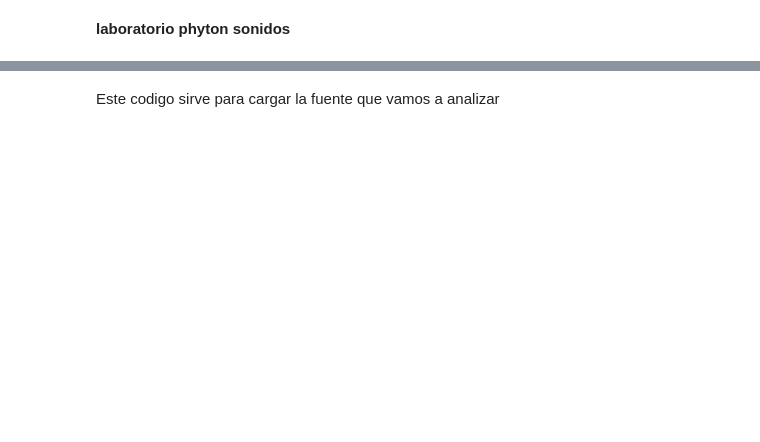
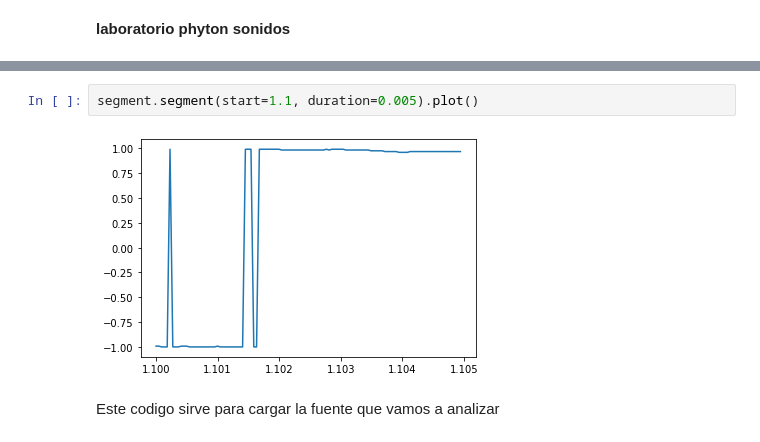
Before and after one commit to AntonioDePablo/Reto-0-acustica, a Jupyter notebook: Practica1.ipynb, the cells around one changed output, grey strips where cells are left out. Saved outputs shown, nothing was run; the diff lists cells and outputs as text; blank space fills up the shorter version.

```diff
--- a/Practica1.ipynb
+++ b/Practica1.ipynb
@@ -26,2 +63,6 @@ CARBY2.WAV          100%[===================>] 284.60K   222KB/s    in 1.3s
+# %%
+segment.segment(start=1.1, duration=0.005).plot()
+# %% [output]
+[figure, added]
 # %% [markdown]
 Este codigo sirve para cargar la fuente que vamos a analizar
```
Also changed, not shown: parts of 6 cells of this notebook.
